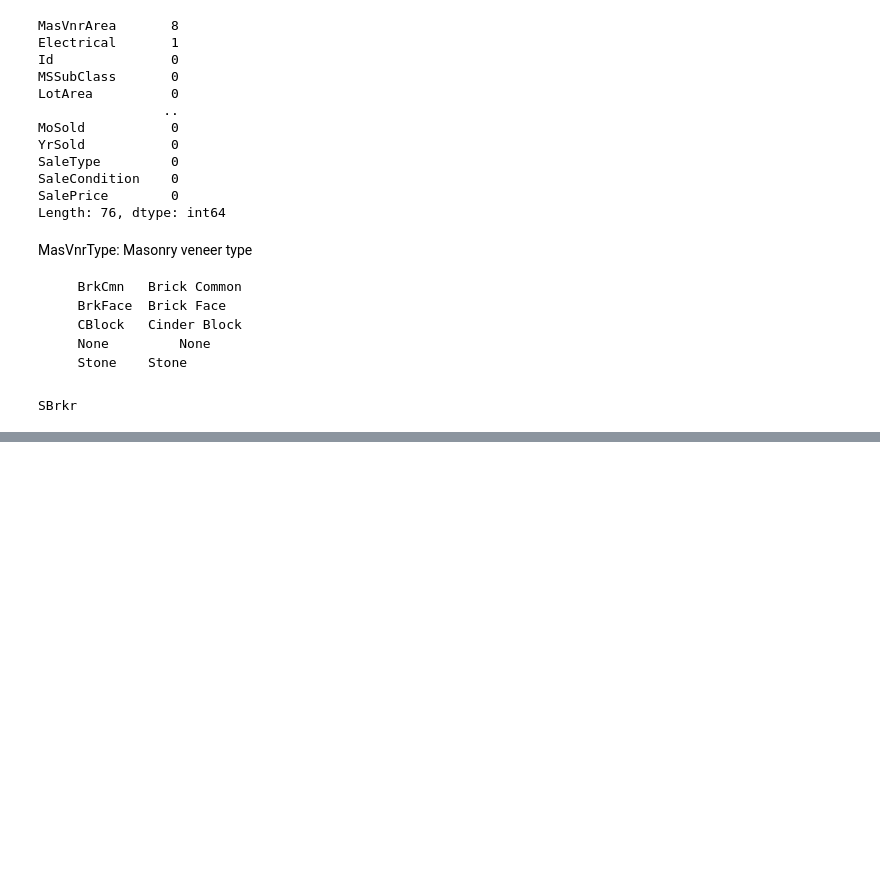
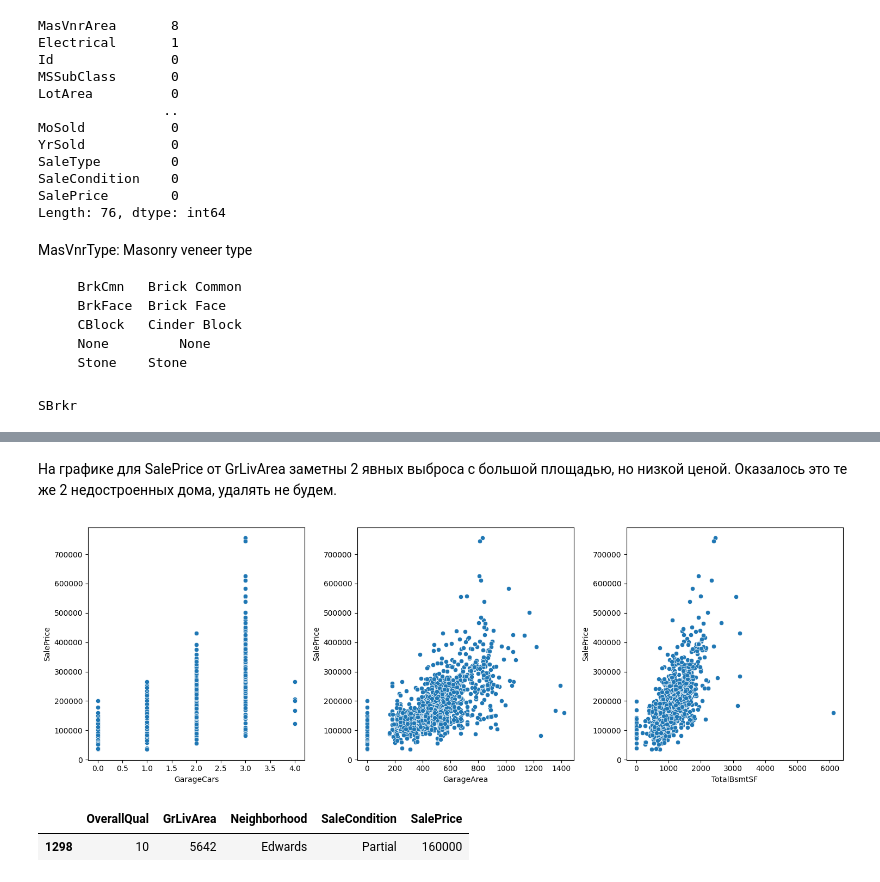
Before and after one commit to tatustik812/kaggle-house-prices, a Jupyter notebook: notebooks/01_Preprocessing.ipynb, the cells around one changed output, grey strips where cells are left out. Cells and saved outputs as stored; diff of their text form; code cells hidden in the pictures; blank space fills up the shorter version.

```diff
--- a/notebooks/01_Preprocessing.ipynb
+++ b/notebooks/01_Preprocessing.ipynb
@@ -258,0 +297,18 @@ SBrkr
+# %% [markdown]
+На графике для SalePrice от GrLivArea заметны 2 явных выброса с большой площадью, но низкой ценой. Оказалось это те же 2 недостроенных дома, удалять не будем.
+# %%
+fig, axes = plt.subplots(1, 3, figsize=(15,5))
+
+sns.scatterplot(x='GarageCars', y='SalePrice', data=df, ax=axes[0])
+sns.scatterplot(x='GarageArea', y='SalePrice', data=df, ax=axes[1])
+sns.scatterplot(x='TotalBsmtSF', y='SalePrice', data=df, ax=axes[2])
+
+plt.tight_layout()
+plt.show()
+# %% [output]
+[figure, added]
+# %%
+df[(df['TotalBsmtSF'] > 6000) & (df['SalePrice'] < 200000)][['OverallQual', 'GrLivArea', 'Neighborhood', 'SaleCondition', 'SalePrice']]
+# %% [output]
+|  | OverallQual | GrLivArea | Neighborhood | SaleCondition | SalePrice |
+| 1298 | 10 | 5642 | Edwards | Partial | 160000 |
```
Also changed, not shown: parts of 24 cells of this notebook.
